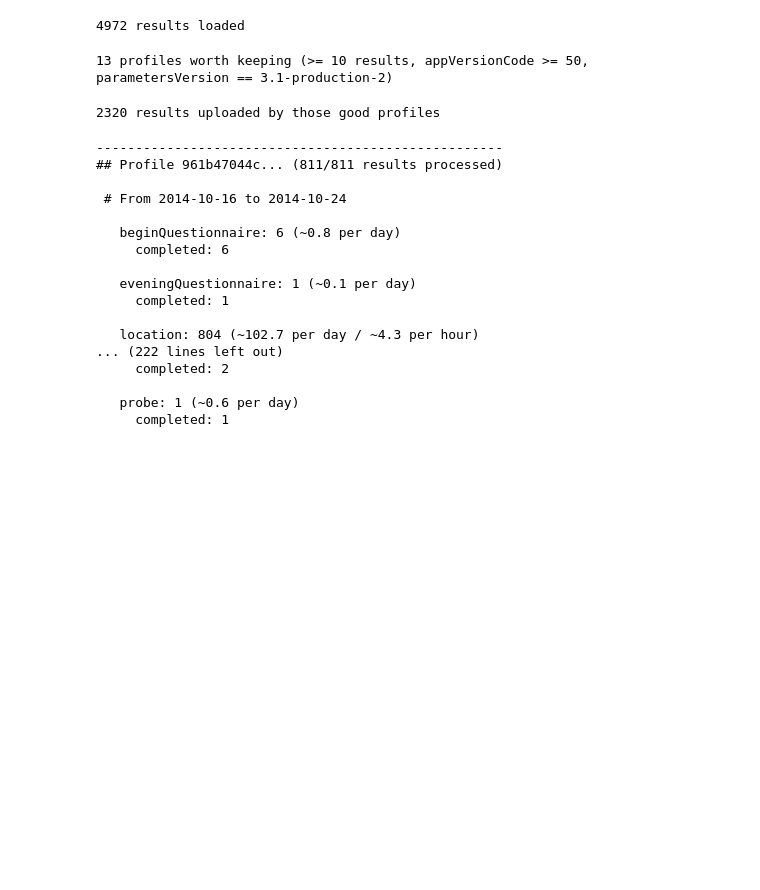
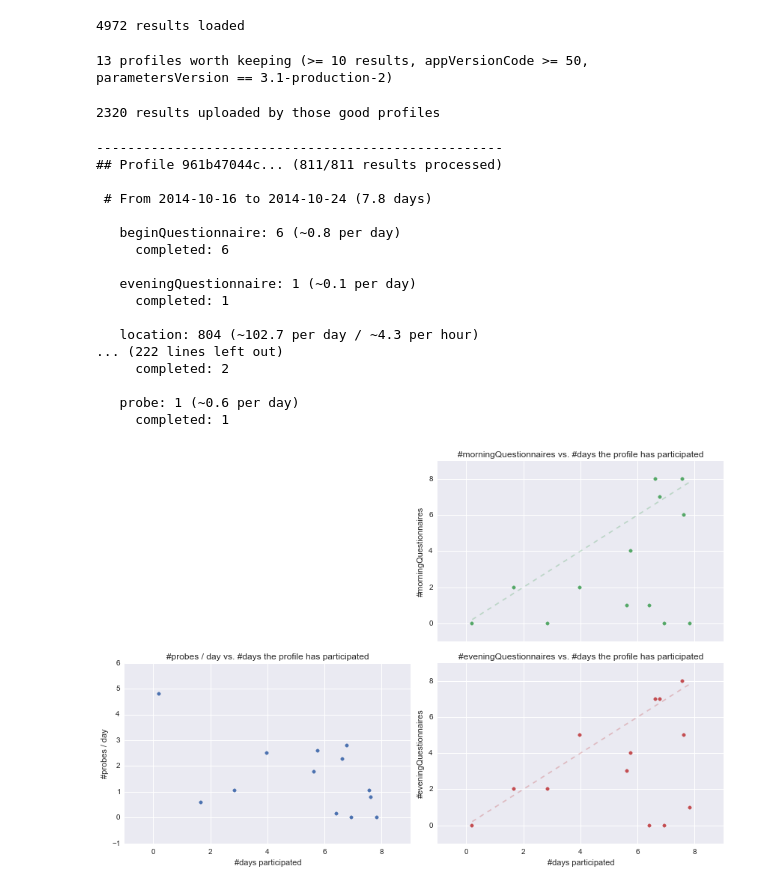
Before and after one commit to daydreaming-experiment/results, a Jupyter notebook: result-categories.ipynb, the cells around one changed output. Drawn from its saved outputs; the diff is of its cells as text; code cells hidden in the pictures; blank space fills up the shorter version.

Commit message:
Add graphs of probes/day and MEQs

```diff
--- a/result-categories.ipynb
+++ b/result-categories.ipynb
@@ -40,6 +40,11 @@ print "{} results uploaded by those good profiles".format(len(good_results))
 ordered_profiles = sorted(good_profiles, key=lambda pr: pr['n_results'], reverse=True)
 # %%
 isodate = r'%Y-%m-%dT%H:%M:%S.%fZ'
+profile_durations = []
+profile_probe_frequencies = []
+profile_mornings = []
+profile_evenings = []
+
 for p in ordered_profiles:
     n_processed = 0
     types = {}
@@ -79,8 +84,12 @@ for p in ordered_profiles:
     span_hours = (datetime.strptime(max_date, isodate)
                  - datetime.strptime(min_date, isodate)).total_seconds() / 3600.0
     span_days = span_hours / 24.0
+    profile_durations.append(span_days)
+    profile_probe_frequencies.append(sum(types.get('probe', {}).values()) / span_days)
+    profile_mornings.append(sum(types.get('morningQuestionnaire', {}).values()))
+    profile_evenings.append(sum(types.get('eveningQuestionnaire', {}).values()))
 
-    print " # From {} to {}".format(min(dates)[:10], max(dates)[:10])
+    print " # From {} to {} ({} days)".format(min(dates)[:10], max(dates)[:10], round(span_days, 1))
     print
     for tipe, statuses in sorted(types.iteritems(), key=lambda item: item[0]):
         if isinstance(statuses, int):
@@ -95,11 +104,15 @@ for p in ordered_profiles:
         print
     print
     print
+profile_durations = np.array(profile_durations)
+profile_probe_frequencies = np.array(profile_probe_frequencies)
+profile_mornings = np.array(profile_mornings)
+profile_evenings = np.array(profile_evenings)
 # %% [output]
 ----------------------------------------------------
 ## Profile 961b47044c... (811/811 results processed)
 
- # From 2014-10-16 to 2014-10-24
+ # From 2014-10-16 to 2014-10-24 (7.8 days)
 
    beginQuestionnaire: 6 (~0.8 per day)
      completed: 6
@@ -113,3 +126,32 @@ for p in ordered_profiles:
 
    probe: 1 (~0.6 per day)
      completed: 1
+# %%
+fig, axs = plt.subplots(2, 2, sharex=True, figsize=(12, 8))
+palette = sb.color_palette()
+
+axs[0, 0].set_axis_off()
+
+axs[1, 0].scatter(profile_durations, profile_probe_frequencies, color=palette[0])
+axs[1, 0].set_title("#probes / day vs. #days the profile has participated")
+axs[1, 0].set_xlabel("#days participated")
+axs[1, 0].set_ylabel("#probes / day")
+
+axs[0, 1].scatter(profile_durations, profile_mornings, color=palette[1])
+axs[0, 1].plot([profile_durations.min(), profile_durations.max()],
+               [profile_durations.min(), profile_durations.max()],
+               '--', color=palette[1] + (0.3,))
+axs[0, 1].set_title("#morningQuestionnaires vs. #days the profile has participated")
+axs[0, 1].set_ylabel("#morningQuestionnaires")
+
+axs[1, 1].scatter(profile_durations, profile_evenings, color=palette[2])
+axs[1, 1].plot([profile_durations.min(), profile_durations.max()],
+               [profile_durations.min(), profile_durations.max()],
+               '--', color=palette[2] + (0.3,))
+axs[1, 1].set_title("#eveningQuestionnaires vs. #days the profile has participated")
+axs[1, 1].set_xlabel("#days participated")
+axs[1, 1].set_ylabel("#eveningQuestionnaires")
+
+plt.tight_layout()
+# %% [output]
+[figure, added]
```
